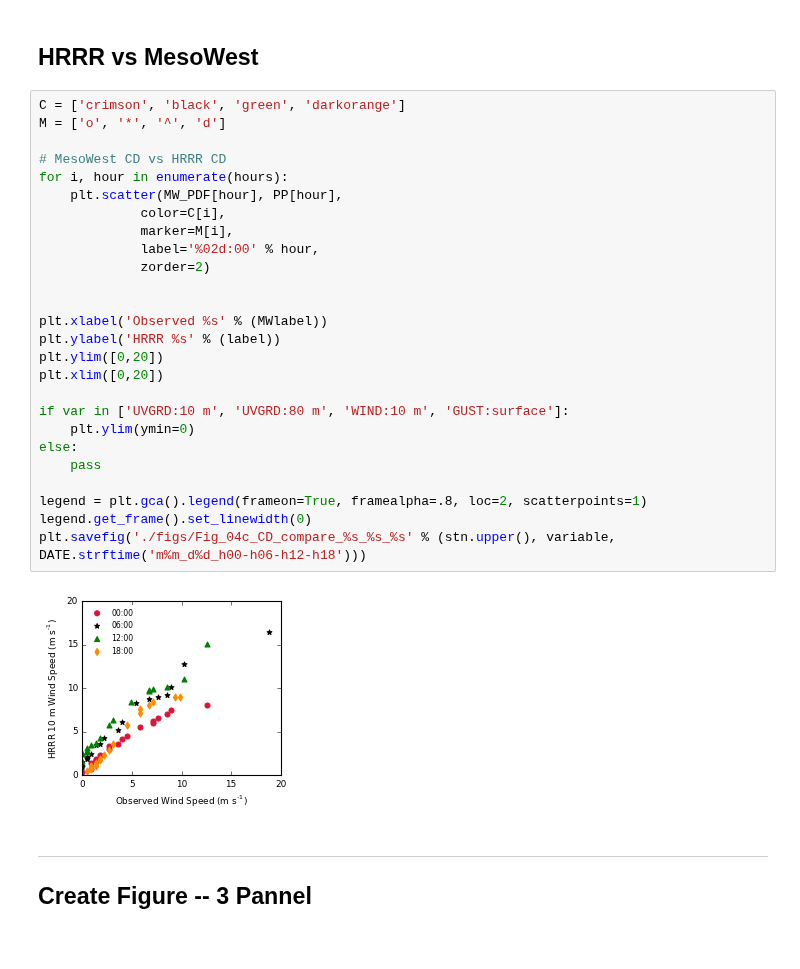
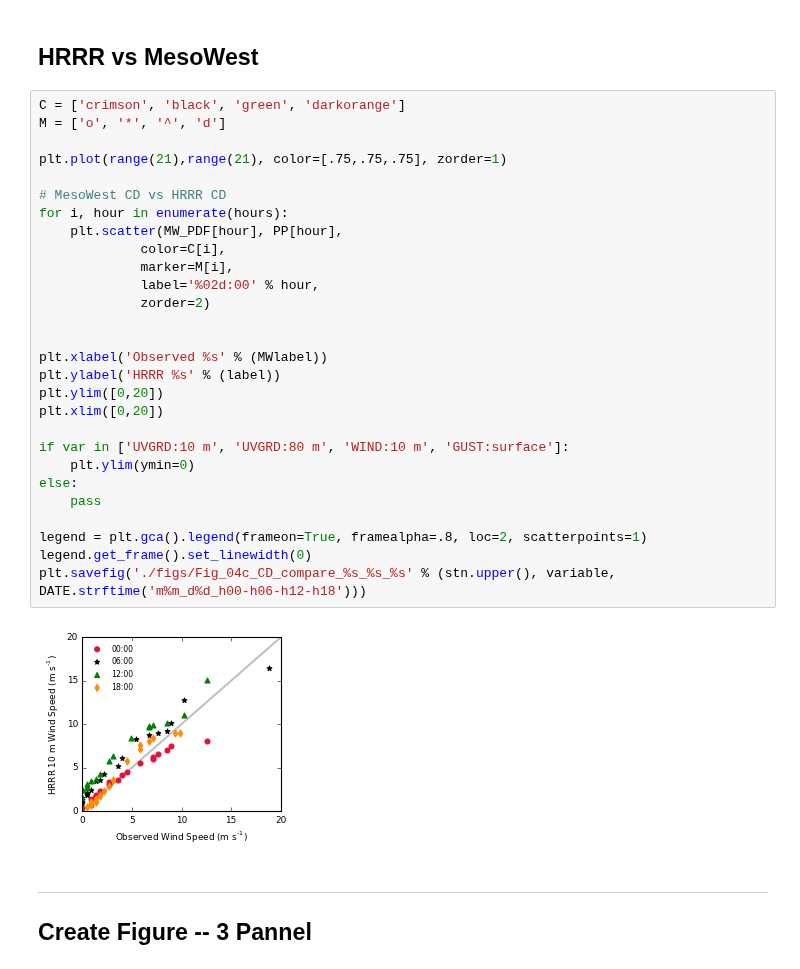
Before and after one commit to blaylockbk/pyBKB_v2, a Jupyter notebook: publications/OSG_Paper/Fig_4cdef_MesoWest_HRRR_CD_hours-00-06-12-18.ipynb, the cells around one changed output. Saved outputs shown, nothing was run; the diff lists cells and outputs as text.

```diff
--- a/publications/OSG_Paper/Fig_4cdef_MesoWest_HRRR_CD_hours-00-06-12-18.ipynb
+++ b/publications/OSG_Paper/Fig_4cdef_MesoWest_HRRR_CD_hours-00-06-12-18.ipynb
@@ -163,31 +163,33 @@ for h in hours:
 # %%
 C = ['crimson', 'black', 'green', 'darkorange']
 M = ['o', '*', '^', 'd']
+
+plt.plot(range(21),range(21), color=[.75,.75,.75], zorder=1)
 
 # MesoWest CD vs HRRR CD
 for i, hour in enumerate(hours):
     plt.scatter(MW_PDF[hour], PP[hour],
              color=C[i],
              marker=M[i],
              label='%02d:00' % hour,
              zorder=2)
 
 
 plt.xlabel('Observed %s' % (MWlabel))
 plt.ylabel('HRRR %s' % (label))
 plt.ylim([0,20])
 plt.xlim([0,20])
 
 if var in ['UVGRD:10 m', 'UVGRD:80 m', 'WIND:10 m', 'GUST:surface']:
     plt.ylim(ymin=0)
 else:
     pass
 
 legend = plt.gca().legend(frameon=True, framealpha=.8, loc=2, scatterpoints=1)
 legend.get_frame().set_linewidth(0)
 plt.savefig('./figs/Fig_04c_CD_compare_%s_%s_%s' % (stn.upper(), variable, DATE.strftime('m%m_d%d_h00-h06-h12-h18')))
 # %% [output]
-[figure, old version]
+[figure, new version]
 # %% [markdown]
 ---
 ## Create Figure -- 3 Pannel
```
Also changed, not shown: 1 other file.
